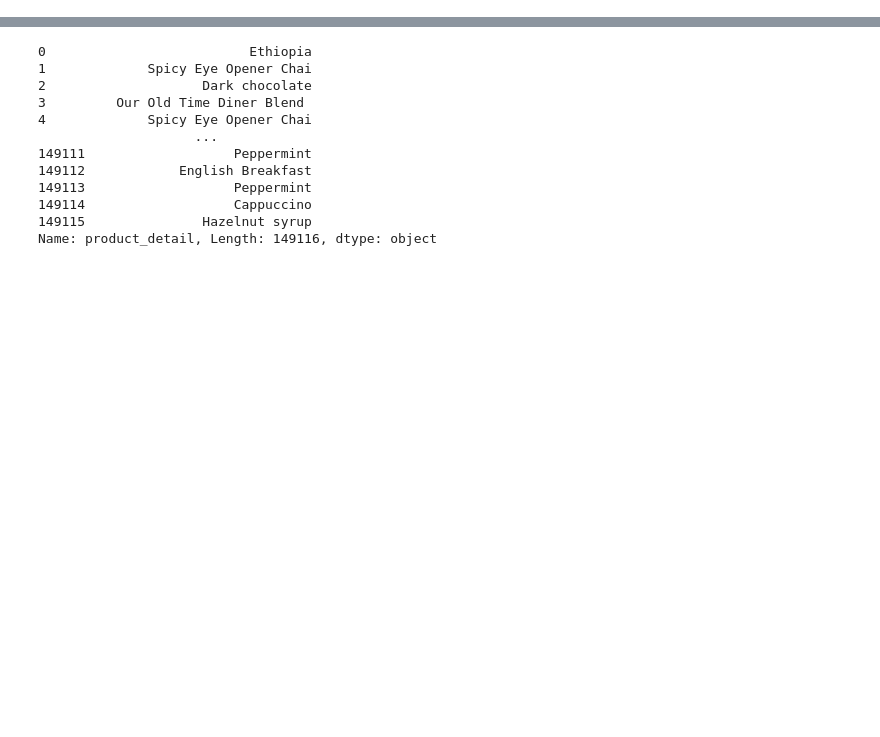
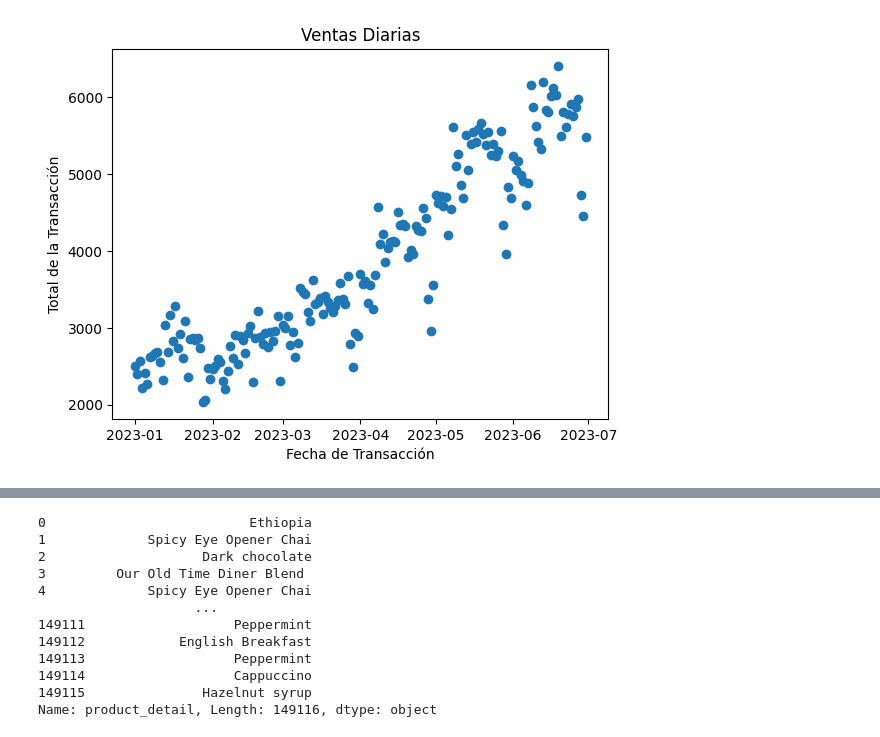
Before and after one commit to cinna-vk/Analisis-en-ventas-de-una-cafeteria, a Jupyter notebook: mineria_PIA.ipynb, the cells around one changed output, grey strips where cells are left out. Cells and saved outputs as stored; diff of their text form; code cells hidden in the pictures; blank space fills up the shorter version.

```diff
--- a/mineria_PIA.ipynb
+++ b/mineria_PIA.ipynb
@@ -9,0 +169,10 @@ Path to dataset files: C:\Users\Naomi\.cache\kagglehub\datasets\ahmedabbas757\co
+# %%
+ventas_dia = df.groupby('transaction_date')['total'].sum().reset_index()
+
+plt.scatter(ventas_dia['transaction_date'], ventas_dia['total'])
+plt.xlabel('Fecha de Transacción')
+plt.ylabel('Total de la Transacción')
+plt.title('Ventas Diarias')
+plt.show()
+# %% [output]
+[figure, added]
```
Also changed, not shown: parts of 37 cells of this notebook.
